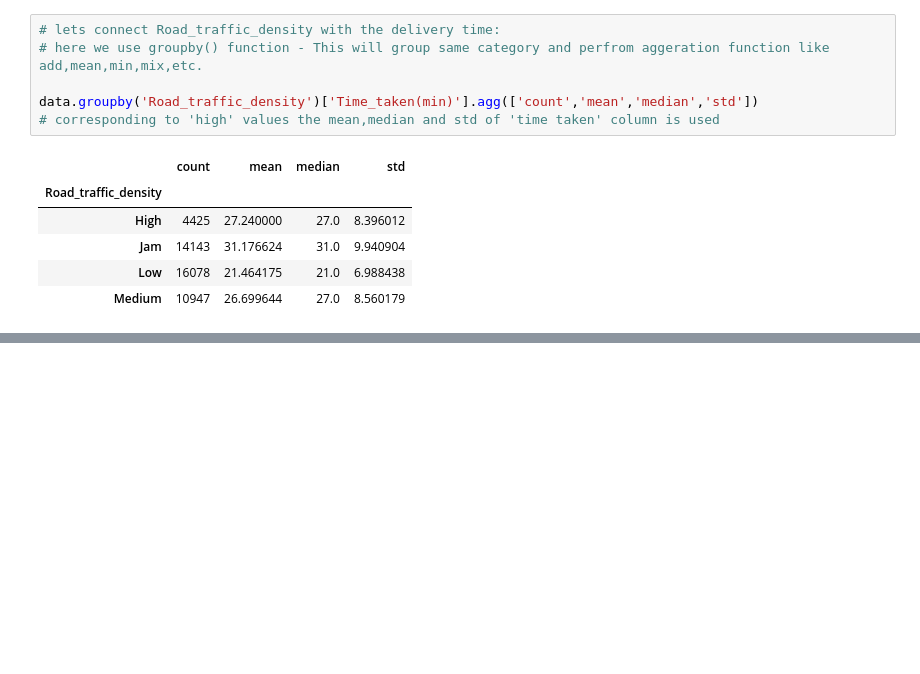
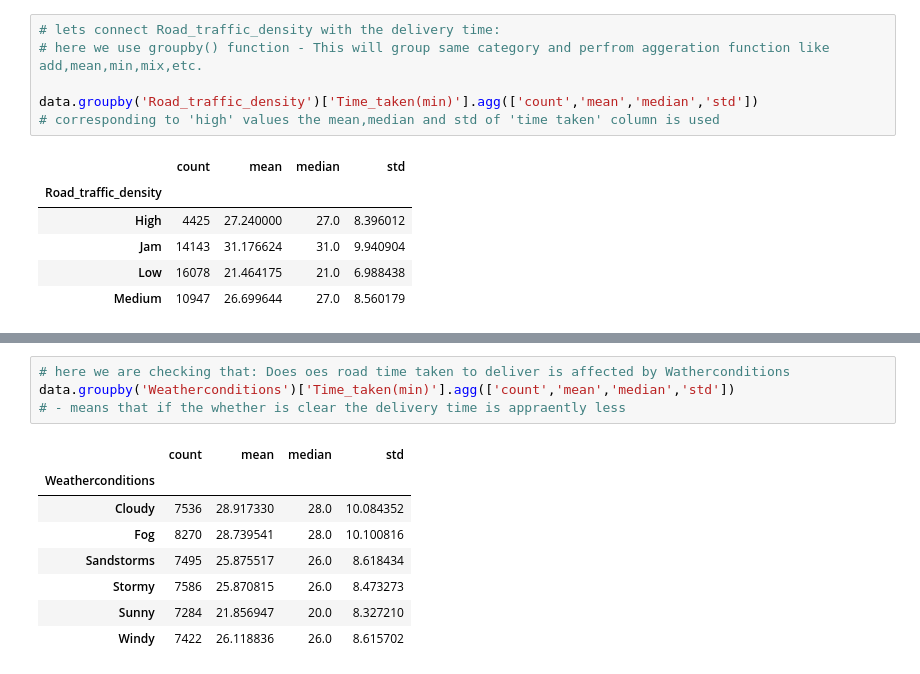
Before and after one commit to manisharoshini/Food-Delivery-Prediction, a Jupyter notebook: Food_delivery_prediction.ipynb, the cells around one changed output, grey strips where cells are left out. Drawn from its saved outputs; the diff is of its cells as text; blank space fills up the shorter version.

```diff
--- a/Food_delivery_prediction.ipynb
+++ b/Food_delivery_prediction.ipynb
@@ -547,0 +561,13 @@ data.groupby('Road_traffic_density')['Time_taken(min)'].agg(['count','mean','med
+# %%
+# here we are checking that: Does oes road time taken to deliver is affected by Watherconditions
+data.groupby('Weatherconditions')['Time_taken(min)'].agg(['count','mean','median','std'])
+# - means that if the whether is clear the delivery time is appraently less
+# %% [output]
+|  | count | mean | median | std |
+| Weatherconditions |  |  |  |  |
+| Cloudy | 7536 | 28.917330 | 28.0 | 10.084352 |
+| Fog | 8270 | 28.739541 | 28.0 | 10.100816 |
+| Sandstorms | 7495 | 25.875517 | 26.0 | 8.618434 |
+| Stormy | 7586 | 25.870815 | 26.0 | 8.473273 |
+| Sunny | 7284 | 21.856947 | 20.0 | 8.327210 |
+| Windy | 7422 | 26.118836 | 26.0 | 8.615702 |
```
Also changed, not shown: parts of 12 cells of this notebook.
